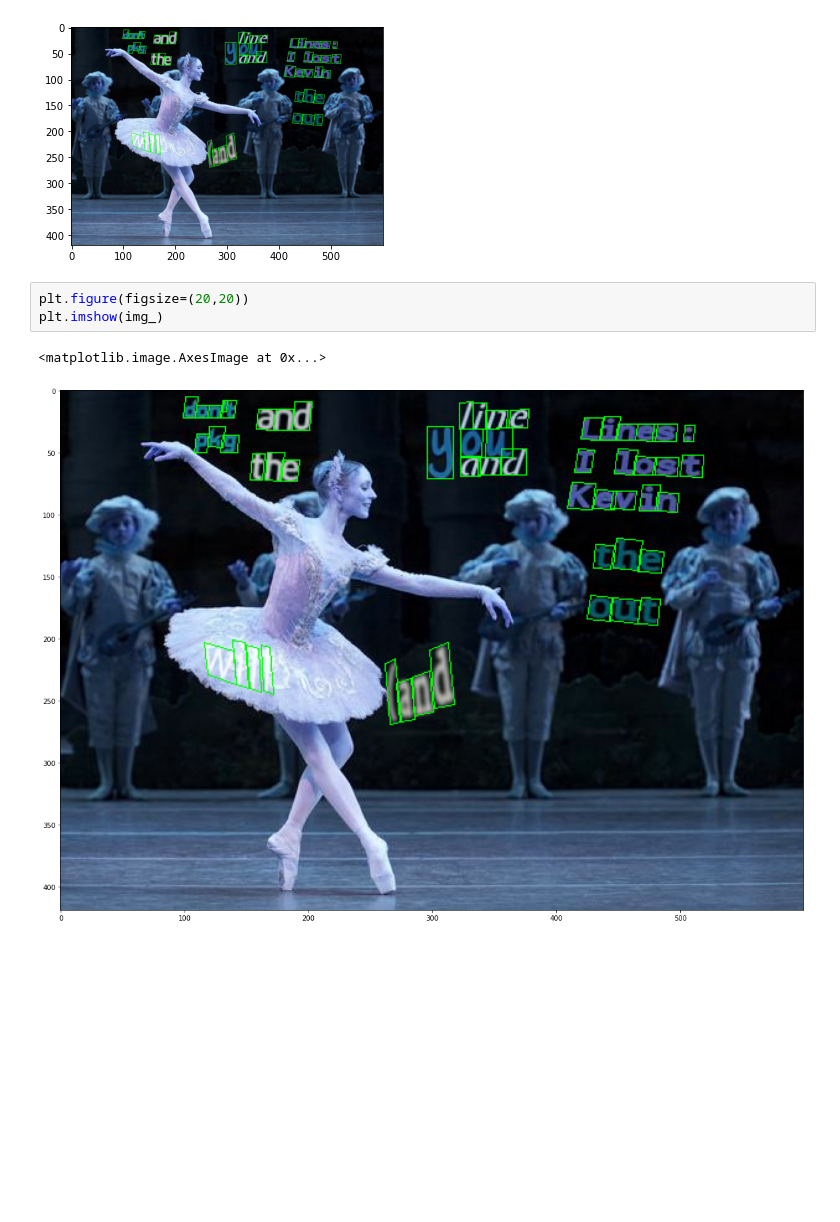
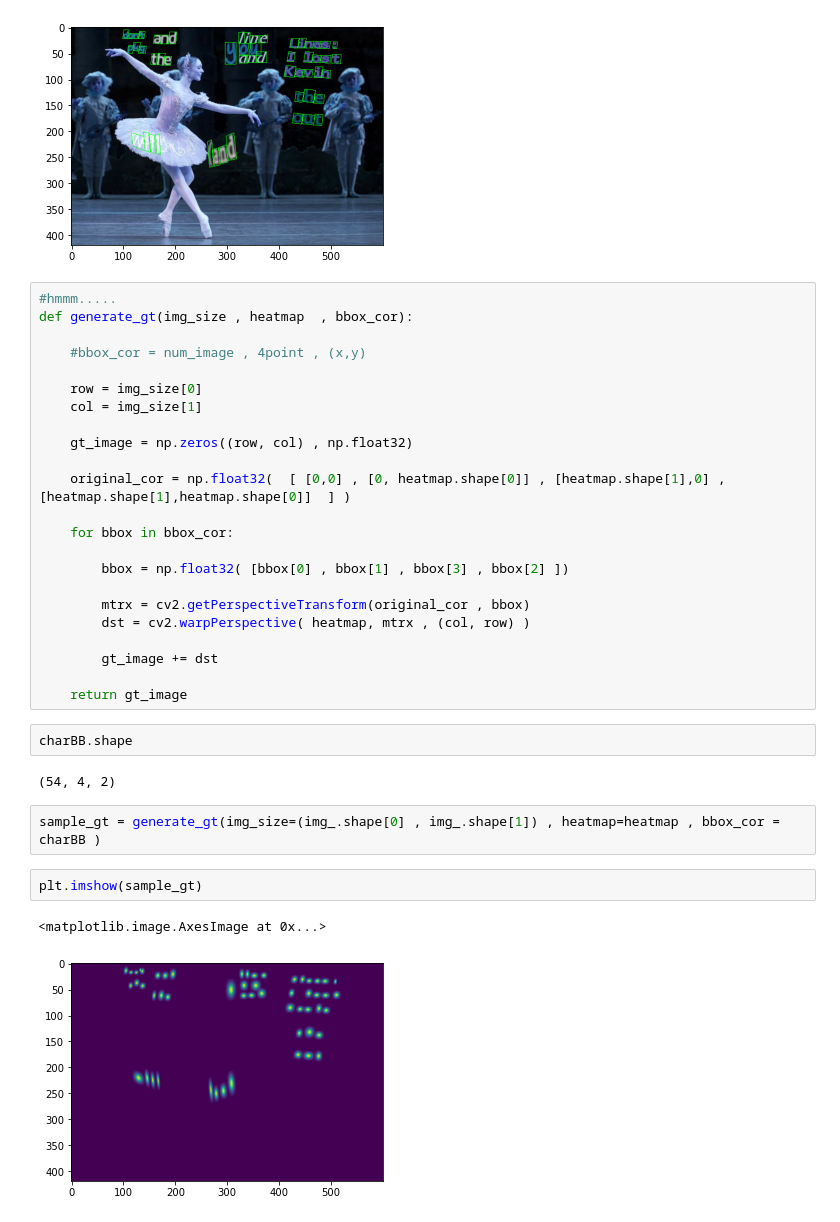
Before and after one commit to Peperoni-quatro-pizza/craft_seongtaek, a Jupyter notebook: gt.ipynb, the cells around one changed output. Saved outputs shown, nothing was run; the diff lists cells and outputs as text; blank space fills up the shorter version.

```diff
--- a/gt.ipynb
+++ b/gt.ipynb
@@ -45,9 +43,37 @@ plt.imshow(img_)
 # %% [output]
 <matplotlib.image.AxesImage at 0x...>
 [figure]
-# %%
-plt.figure(figsize=(20,20))
-plt.imshow(img_)
-# %% [output]
-<matplotlib.image.AxesImage at 0x...>
-[figure, removed]
+# %%
+#hmmm.....
+def generate_gt(img_size , heatmap  , bbox_cor):
+
+    #bbox_cor = num_image , 4point , (x,y)
+
+    row = img_size[0]
+    col = img_size[1]
+
+    gt_image = np.zeros((row, col) , np.float32)
+
+    original_cor = np.float32(  [ [0,0] , [0, heatmap.shape[0]] , [heatmap.shape[1],0] , [heatmap.shape[1],heatmap.shape[0]]  ] )
+
+    for bbox in bbox_cor:
+
+        bbox = np.float32( [bbox[0] , bbox[1] , bbox[3] , bbox[2] ])
+
+        mtrx = cv2.getPerspectiveTransform(original_cor , bbox)
+        dst = cv2.warpPerspective( heatmap, mtrx , (col, row) )
+
+        gt_image += dst
+
+    return gt_image
+# %%
+charBB.shape
+# %% [output]
+(54, 4, 2)
+# %%
+sample_gt = generate_gt(img_size=(img_.shape[0] , img_.shape[1]) , heatmap=heatmap , bbox_cor = charBB )
+# %%
+plt.imshow(sample_gt)
+# %% [output]
+<matplotlib.image.AxesImage at 0x...>
+[figure, added]
```
Also changed, not shown: parts of 8 cells of this notebook.
